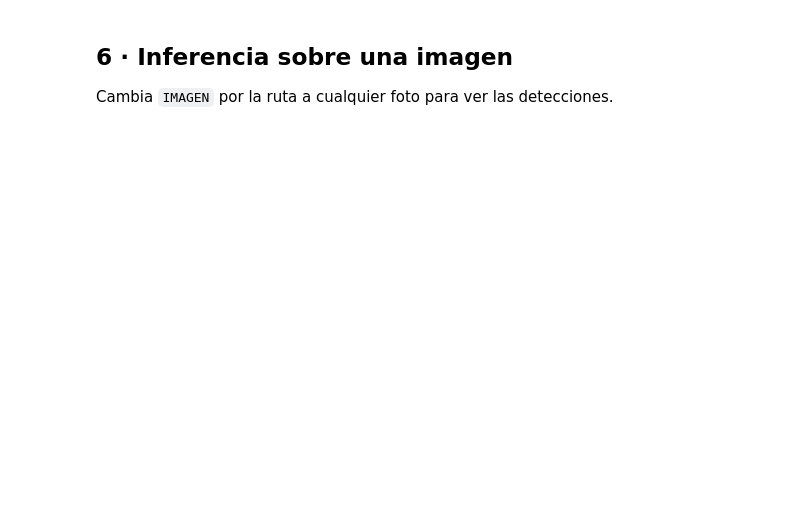
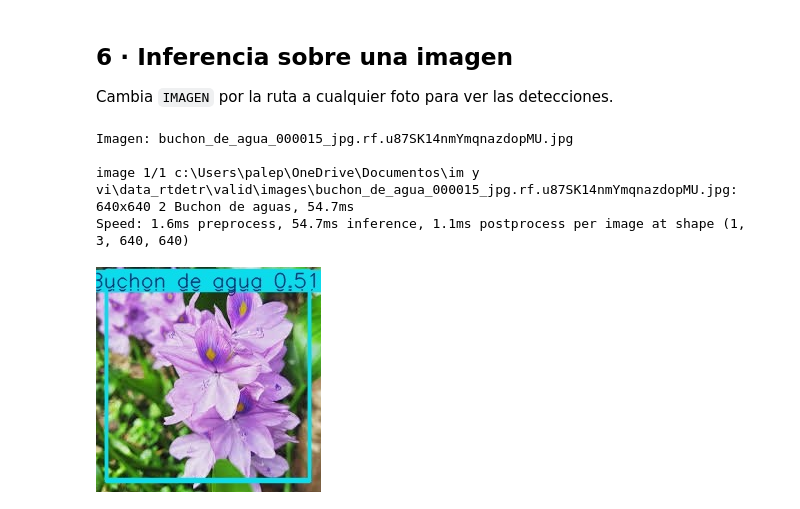
Before and after one commit to Paulpaffen/proyecto-Plantas-Invasoras, a Jupyter notebook: entrenamiento_plantas.ipynb, the cells around one changed output. Saved outputs shown, nothing was run; the diff lists cells and outputs as text; code cells hidden in the pictures; blank space fills up the shorter version.

Commit message:
version final entrenamiento

```diff
--- a/entrenamiento_plantas.ipynb
+++ b/entrenamiento_plantas.ipynb
@@ -221,17 +779,28 @@ Cambia `IMAGEN` por la ruta a cualquier foto para ver las detecciones.
 # %%
 from ultralytics import RTDETR
 from IPython.display import Image as IPImage
+import random
 
-# Cambia esta ruta por la imagen que quieras probar
-IMAGEN = ROOT / "Entrenamiento IyV" / "acacia_negra" / "acacia_negra_000001.jpg"
+# ── Elegir imagen ──
+# Opción A (al azar): una imagen de validación cualquiera
+IMAGEN = random.choice(list((RTDETR_DATA / "valid" / "images").glob("*.jpg")))
+# Opción B (fija): descomenta y pon la ruta que quieras
+# IMAGEN = ROOT / "Entrenamiento IyV" / "acacia_negra" / "acacia_negra_000001.jpg"
+print("Imagen:", IMAGEN.name)
 
 weights = RTDETR_RUN / "weights" / "best.pt"
 assert weights.exists(), f"No existe {weights}. Entrena primero (sección 3)."
 assert IMAGEN.exists(), f"No existe {IMAGEN}."
 
 model = RTDETR(str(weights))
-results = model.predict(str(IMAGEN), conf=0.25)
+results = model.predict(str(IMAGEN), conf=0.3)
 out = ROOT / "inferencia.jpg"
 results[0].save(filename=str(out))
 
 IPImage(str(out))
+# %% [output]
+Imagen: buchon_de_agua_000015_jpg.rf.u87SK14nmYmqnazdopMU.jpg
+
+image 1/1 c:\Users\palep\OneDrive\Documentos\im y vi\data_rtdetr\valid\images\buchon_de_agua_000015_jpg.rf.u87SK14nmYmqnazdopMU.jpg: 640x640 2 Buchon de aguas, 54.7ms
+Speed: 1.6ms preprocess, 54.7ms inference, 1.1ms postprocess per image at shape (1, 3, 640, 640)
+[figure, added]
```
Also changed, not shown: parts of 19 cells of this notebook, 6 other files.
